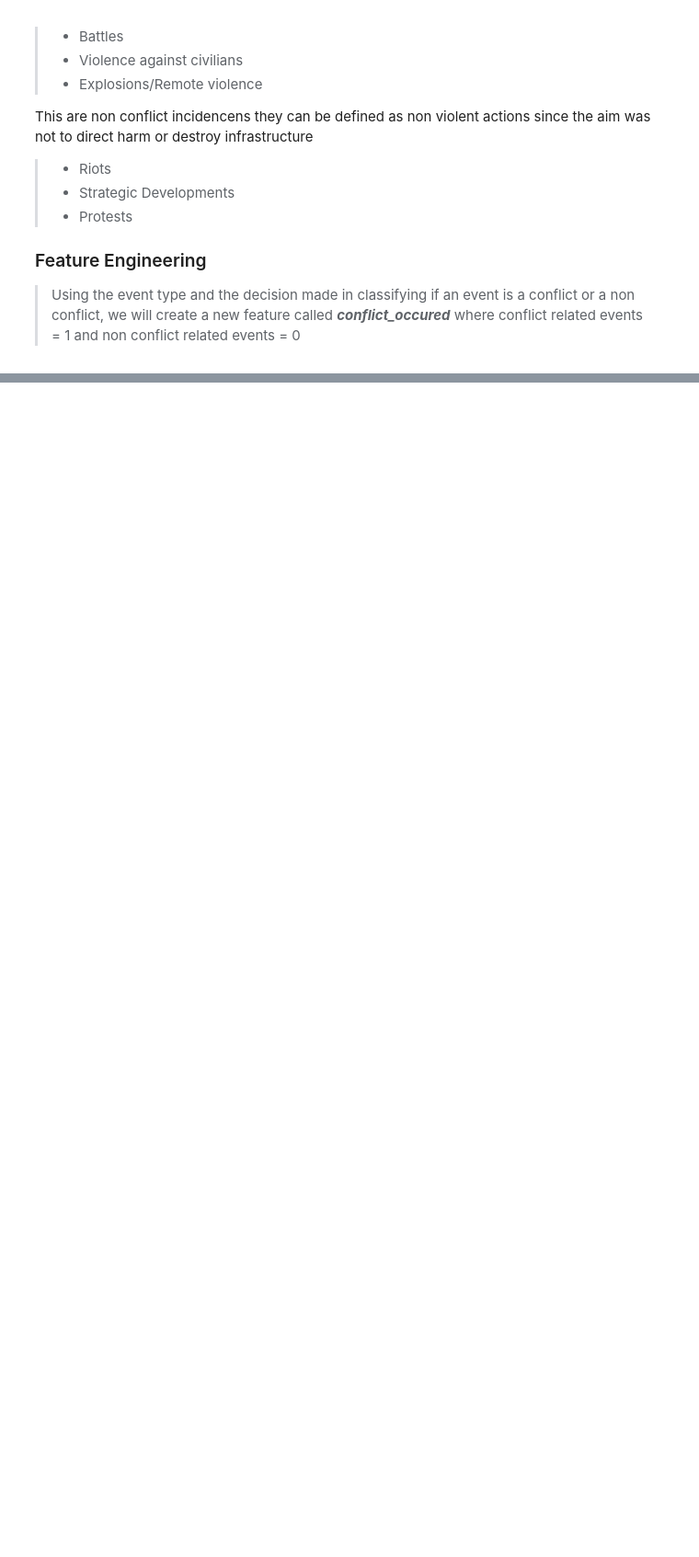
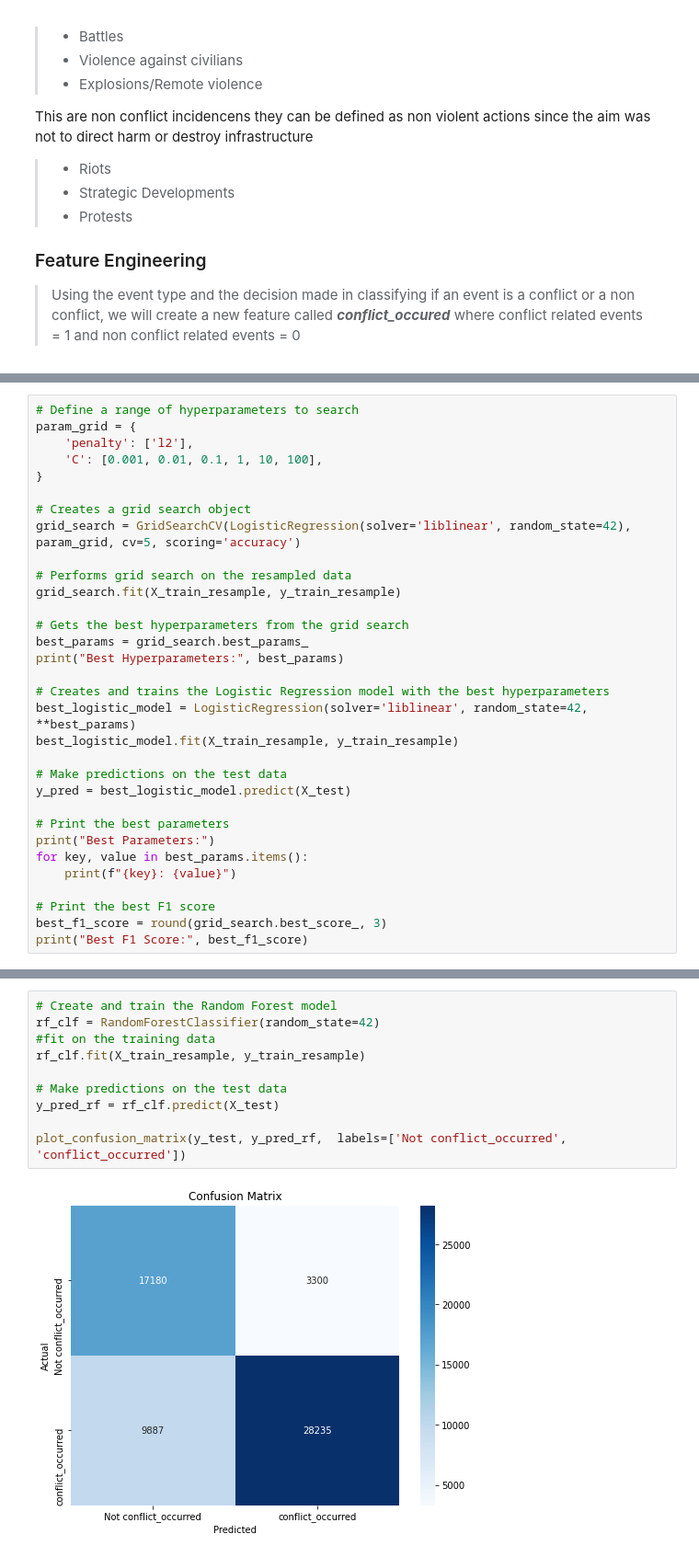
Before and after one commit to Collz472/DSF-PT08P5-GROUP-11-CAPSTONE-PROJECT, a Jupyter notebook: Conflict_Prediction_Model_in_Africa.ipynb, the cells around one changed output, grey strips where cells are left out. Shown at 92% size. Saved outputs shown, nothing was run; the diff lists cells and outputs as text; blank space fills up the shorter version.

```diff
--- a/Conflict_Prediction_Model_in_Africa.ipynb
+++ b/Conflict_Prediction_Model_in_Africa.ipynb
@@ -896,0 +920,32 @@ Resampled training set: 188609, 188609
+# %%
+# Define a range of hyperparameters to search
+param_grid = {
+    'penalty': ['l2'],
+    'C': [0.001, 0.01, 0.1, 1, 10, 100],
+}
+
+# Creates a grid search object
+grid_search = GridSearchCV(LogisticRegression(solver='liblinear', random_state=42), param_grid, cv=5, scoring='accuracy')
+
+# Performs grid search on the resampled data
+grid_search.fit(X_train_resample, y_train_resample)
+
+# Gets the best hyperparameters from the grid search
+best_params = grid_search.best_params_
+print("Best Hyperparameters:", best_params)
+
+# Creates and trains the Logistic Regression model with the best hyperparameters
+best_logistic_model = LogisticRegression(solver='liblinear', random_state=42, **best_params)
+best_logistic_model.fit(X_train_resample, y_train_resample)
+
+# Make predictions on the test data
+y_pred = best_logistic_model.predict(X_test)
+
+# Print the best parameters
+print("Best Parameters:")
+for key, value in best_params.items():
+    print(f"{key}: {value}")
+
+# Print the best F1 score
+best_f1_score = round(grid_search.best_score_, 3)
+print("Best F1 Score:", best_f1_score)
@@ -896,0 +996,12 @@ Resampled training set: 188609, 188609
+# %%
+# Create and train the Random Forest model
+rf_clf = RandomForestClassifier(random_state=42)
+#fit on the training data
+rf_clf.fit(X_train_resample, y_train_resample)
+
+# Make predictions on the test data
+y_pred_rf = rf_clf.predict(X_test)
+
+plot_confusion_matrix(y_test, y_pred_rf,  labels=['Not conflict_occurred', 'conflict_occurred'])
+# %% [output]
+[figure, added]
```
Also changed, not shown: parts of 57 cells of this notebook.
